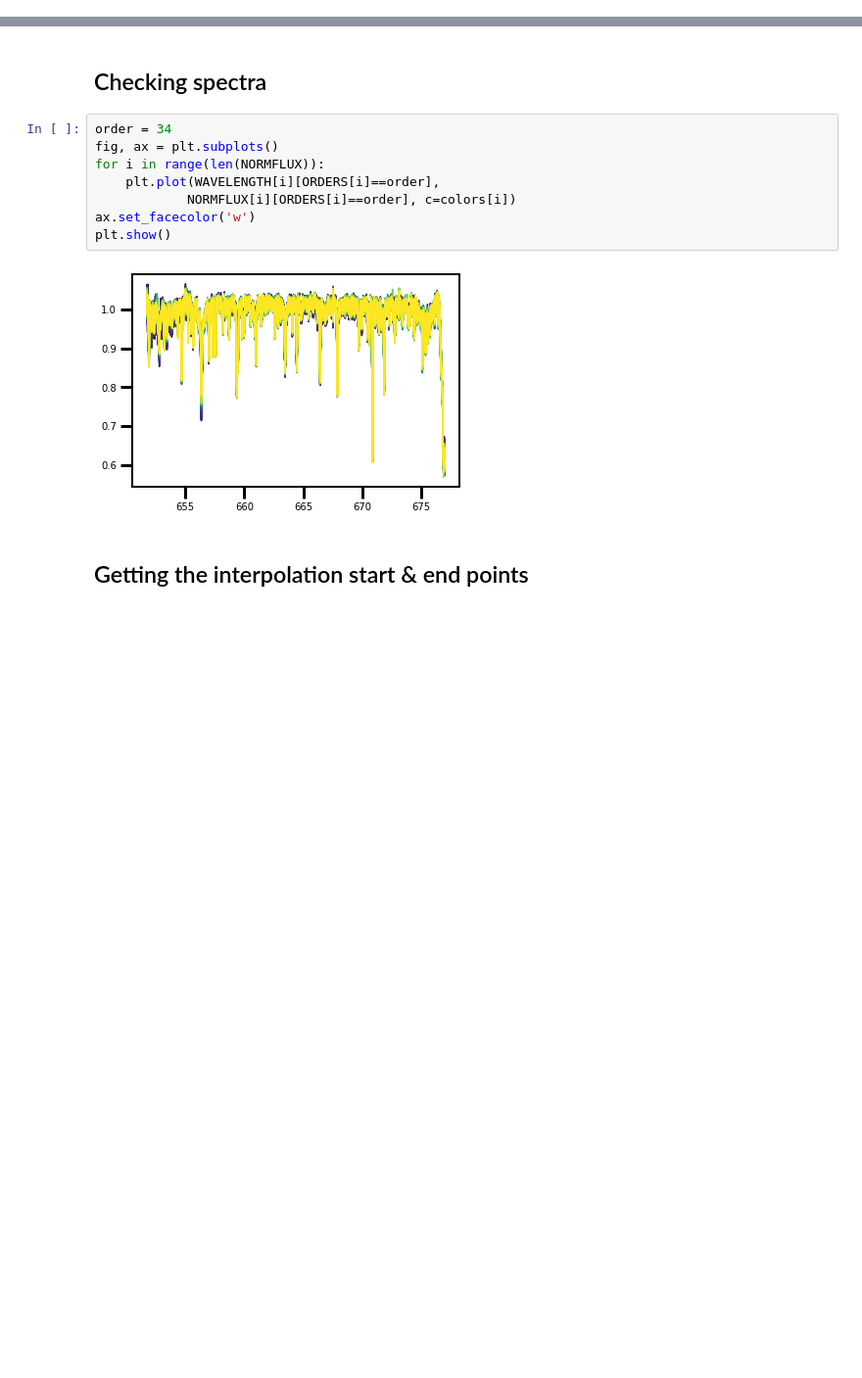
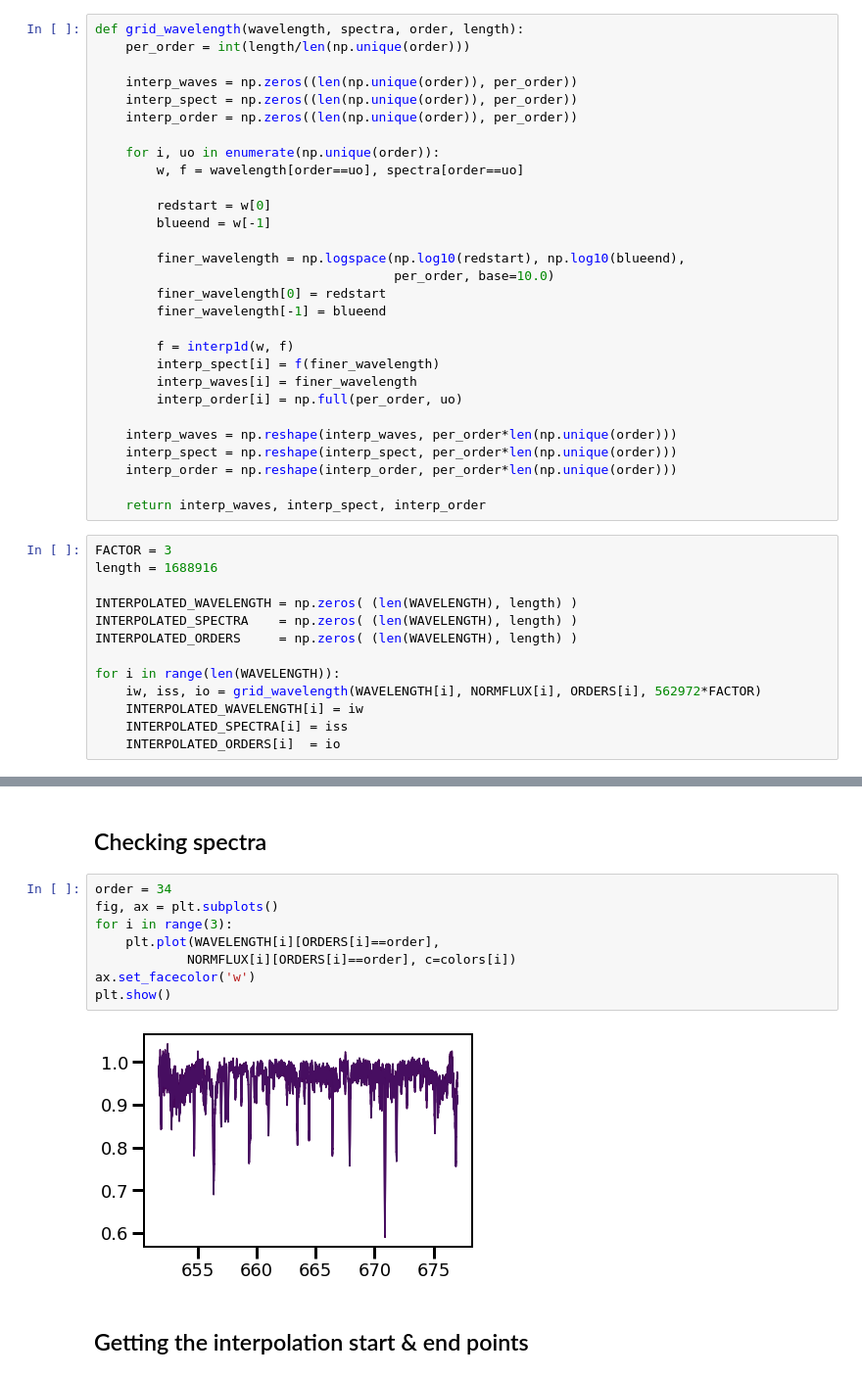
Before and after one commit to afeinstein20/doppler_tomography, a Jupyter notebook: opera_transfer_fits.ipynb, the cells around one changed output, grey strips where cells are left out. Shown at 98% size. Saved outputs shown, nothing was run; the diff lists cells and outputs as text; blank space fills up the shorter version.

```diff
--- a/opera_transfer_fits.ipynb
+++ b/opera_transfer_fits.ipynb
@@ -219,0 +311,42 @@ plt.ylim(0.5,1.1)
+# %%
+def grid_wavelength(wavelength, spectra, order, length):
+    per_order = int(length/len(np.unique(order)))
+
+    interp_waves = np.zeros((len(np.unique(order)), per_order))
+    interp_spect = np.zeros((len(np.unique(order)), per_order))
+    interp_order = np.zeros((len(np.unique(order)), per_order))
+
+    for i, uo in enumerate(np.unique(order)):
+        w, f = wavelength[order==uo], spectra[order==uo]
+
+        redstart = w[0]
+        blueend = w[-1]
+
+        finer_wavelength = np.logspace(np.log10(redstart), np.log10(blueend),
+                                       per_order, base=10.0)
+        finer_wavelength[0] = redstart
+        finer_wavelength[-1] = blueend
+
+        f = interp1d(w, f)
+        interp_spect[i] = f(finer_wavelength)
+        interp_waves[i] = finer_wavelength
+        interp_order[i] = np.full(per_order, uo)
+
+    interp_waves = np.reshape(interp_waves, per_order*len(np.unique(order)))
+    interp_spect = np.reshape(interp_spect, per_order*len(np.unique(order)))
+    interp_order = np.reshape(interp_order, per_order*len(np.unique(order)))
+
+    return interp_waves, interp_spect, interp_order
+# %%
+FACTOR = 3
+length = 1688916
+
+INTERPOLATED_WAVELENGTH = np.zeros( (len(WAVELENGTH), length) )
+INTERPOLATED_SPECTRA    = np.zeros( (len(WAVELENGTH), length) )
+INTERPOLATED_ORDERS     = np.zeros( (len(WAVELENGTH), length) )
+
+for i in range(len(WAVELENGTH)):
+    iw, iss, io = grid_wavelength(WAVELENGTH[i], NORMFLUX[i], ORDERS[i], 562972*FACTOR)
+    INTERPOLATED_WAVELENGTH[i] = iw
+    INTERPOLATED_SPECTRA[i] = iss
+    INTERPOLATED_ORDERS[i]  = io
@@ -252,13 +389,13 @@ np.save('1d_orders.npy', ORDERS)
 # %%
 order = 34
 fig, ax = plt.subplots()
-for i in range(len(NORMFLUX)):
+for i in range(3):
     plt.plot(WAVELENGTH[i][ORDERS[i]==order],
             NORMFLUX[i][ORDERS[i]==order], c=colors[i])
 ax.set_facecolor('w')
 plt.show()
 # %% [output]
-[figure, old version]
+[figure, new version]
 # %% [markdown]
 ## Getting the interpolation start & end points
 # %%
```
Also changed, not shown: parts of 17 cells of this notebook, 1 other file.
